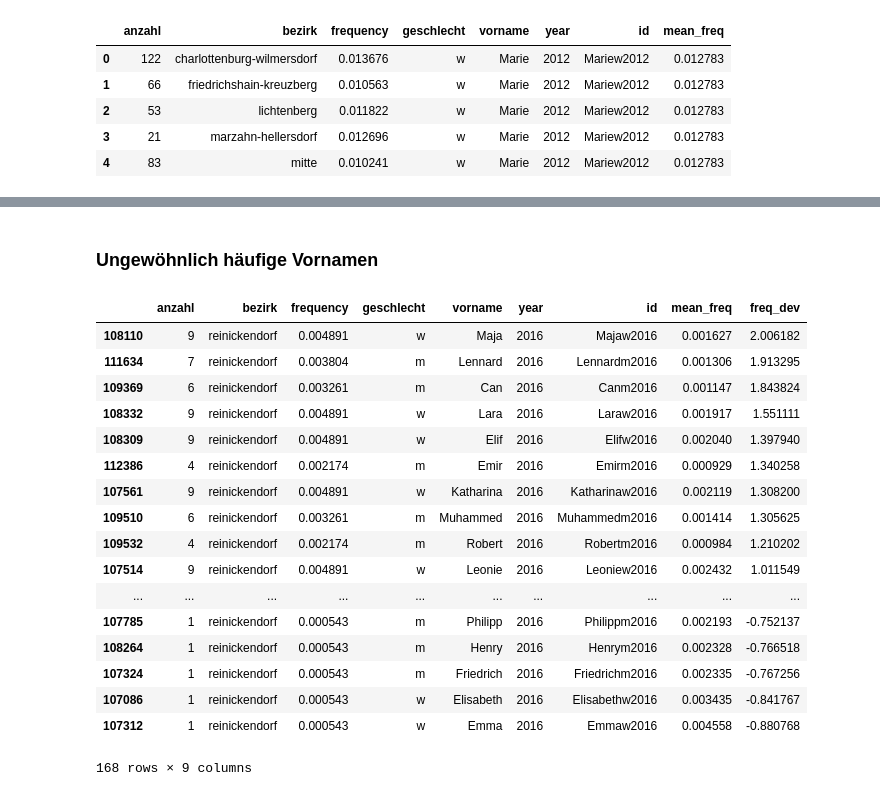
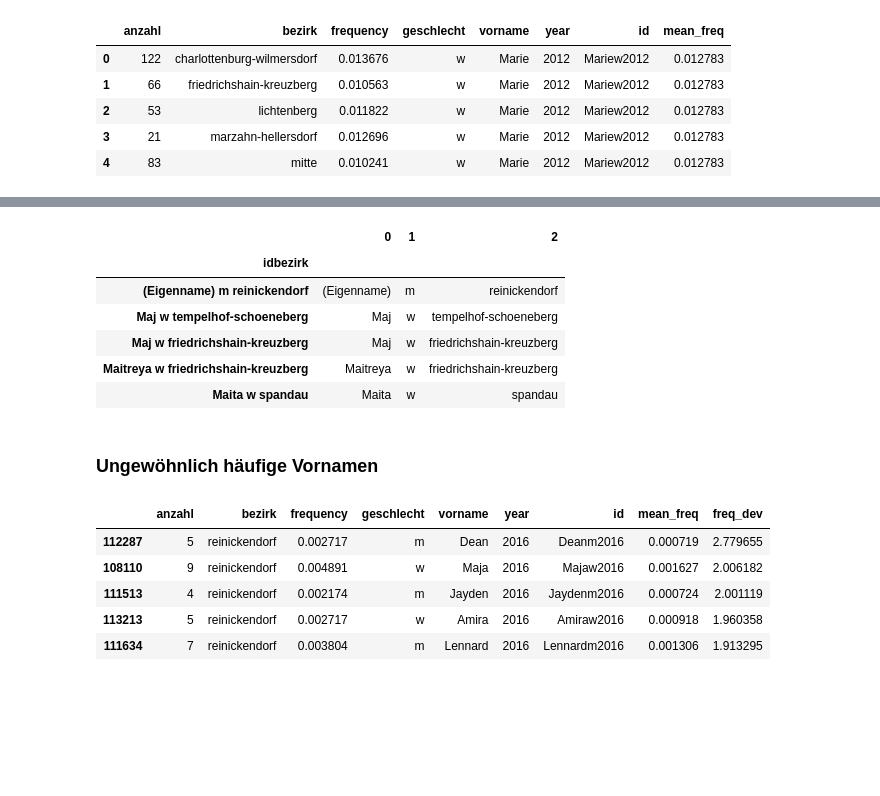
Before and after one commit to franksh/berlin-names, a Jupyter notebook: notebooks/Exploration.ipynb, the cells around one changed output, grey strips where cells are left out. Drawn from its saved outputs; the diff is of its cells as text; code cells hidden in the pictures; blank space fills up the shorter version.

```diff
--- a/notebooks/Exploration.ipynb
+++ b/notebooks/Exploration.ipynb
@@ -66,7 +66,7 @@ dfgroup = dfgroup.sort_values('anzahl', ascending=False)
 #dfgroup.assign(name = dfgroup.index)
 #plt.bar(dfgroup[0:10].index, dfgroup['anzahl'][0:10])
 dfgroup[0:20].plot.bar(y='anzahl')
-most_common_names = list(dfgroup[0:20].index)
+most_common_names = list(dfgroup[0:300].index)
 print('Most common names: ', most_common_names[0:10])
 #dfgroup.index
 #for vorname in dfgroup['vorname'].unique():
@@ -132,25 +171,25 @@ trend_df.head()
+# %%
+test = pd.Series(df_trend.index, index=df_trend.index).str.split(' ',2, expand=True)
+#test.index = df_trend.index
+test.head()
+# %% [output]
+|  | 0 | 1 | 2 |
+| idbezirk |  |  |  |
+| (Eigenname) m reinickendorf | (Eigenname) | m | reinickendorf |
+| Maj w tempelhof-schoeneberg | Maj | w | tempelhof-schoeneberg |
+| Maj w friedrichshain-kreuzberg | Maj | w | friedrichshain-kreuzberg |
+| Maitreya w friedrichshain-kreuzberg | Maitreya | w | friedrichshain-kreuzberg |
+| Maita w spandau | Maita | w | spandau |
 # %% [markdown]
 ### Ungewöhnlich häufige Vornamen
 # %%
 df['freq_dev'] = (df['frequency'] - df['mean_freq']) / df['mean_freq']
 df_freq = df.sort_values('freq_dev', ascending=False)
-df_freq[(df_freq['bezirk']=='reinickendorf') & (df_freq['year']==2016) & (df_freq['frequency']>0.0)].dropna()
+df_freq[(df_freq['bezirk']=='reinickendorf') & (df_freq['year']==2016) & (df_freq['frequency']>0.0)].dropna().head()
 # %% [output]
 |  | anzahl | bezirk | frequency | geschlecht | vorname | year | id | mean_freq | freq_dev |
+| 112287 | 5 | reinickendorf | 0.002717 | m | Dean | 2016 | Deanm2016 | 0.000719 | 2.779655 |
 | 108110 | 9 | reinickendorf | 0.004891 | w | Maja | 2016 | Majaw2016 | 0.001627 | 2.006182 |
+| 111513 | 4 | reinickendorf | 0.002174 | m | Jayden | 2016 | Jaydenm2016 | 0.000724 | 2.001119 |
+| 113213 | 5 | reinickendorf | 0.002717 | w | Amira | 2016 | Amiraw2016 | 0.000918 | 1.960358 |
 | 111634 | 7 | reinickendorf | 0.003804 | m | Lennard | 2016 | Lennardm2016 | 0.001306 | 1.913295 |
-| 109369 | 6 | reinickendorf | 0.003261 | m | Can | 2016 | Canm2016 | 0.001147 | 1.843824 |
-| 108332 | 9 | reinickendorf | 0.004891 | w | Lara | 2016 | Laraw2016 | 0.001917 | 1.551111 |
-| 108309 | 9 | reinickendorf | 0.004891 | w | Elif | 2016 | Elifw2016 | 0.002040 | 1.397940 |
-| 112386 | 4 | reinickendorf | 0.002174 | m | Emir | 2016 | Emirm2016 | 0.000929 | 1.340258 |
-| 107561 | 9 | reinickendorf | 0.004891 | w | Katharina | 2016 | Katharinaw2016 | 0.002119 | 1.308200 |
-| 109510 | 6 | reinickendorf | 0.003261 | m | Muhammed | 2016 | Muhammedm2016 | 0.001414 | 1.305625 |
-| 109532 | 4 | reinickendorf | 0.002174 | m | Robert | 2016 | Robertm2016 | 0.000984 | 1.210202 |
-| 107514 | 9 | reinickendorf | 0.004891 | w | Leonie | 2016 | Leoniew2016 | 0.002432 | 1.011549 |
-| ... | ... | ... | ... | ... | ... | ... | ... | ... | ... |
-| 107785 | 1 | reinickendorf | 0.000543 | m | Philipp | 2016 | Philippm2016 | 0.002193 | -0.752137 |
-| 108264 | 1 | reinickendorf | 0.000543 | m | Henry | 2016 | Henrym2016 | 0.002328 | -0.766518 |
-| 107324 | 1 | reinickendorf | 0.000543 | m | Friedrich | 2016 | Friedrichm2016 | 0.002335 | -0.767256 |
-| 107086 | 1 | reinickendorf | 0.000543 | w | Elisabeth | 2016 | Elisabethw2016 | 0.003435 | -0.841767 |
-| 107312 | 1 | reinickendorf | 0.000543 | w | Emma | 2016 | Emmaw2016 | 0.004558 | -0.880768 |
-168 rows × 9 columns
```
Also changed, not shown: parts of 8 cells of this notebook, 4 other files.
